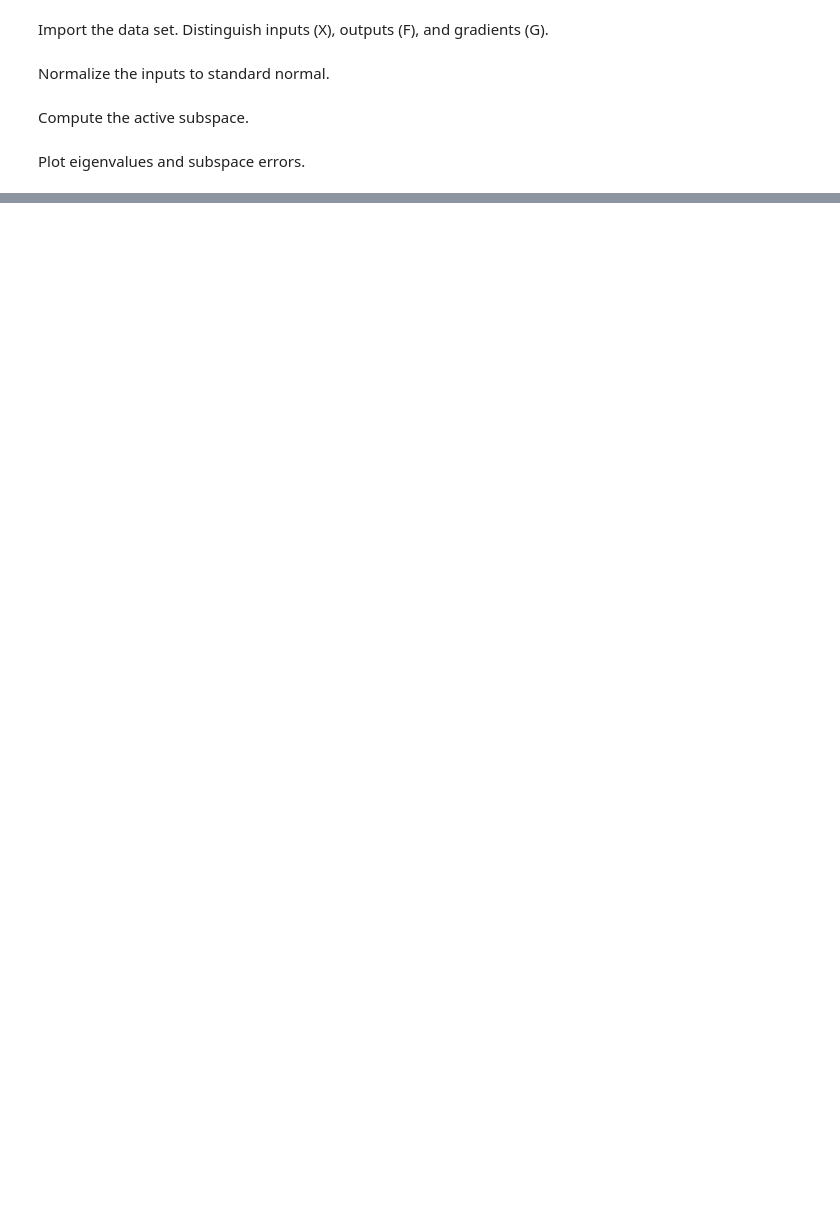
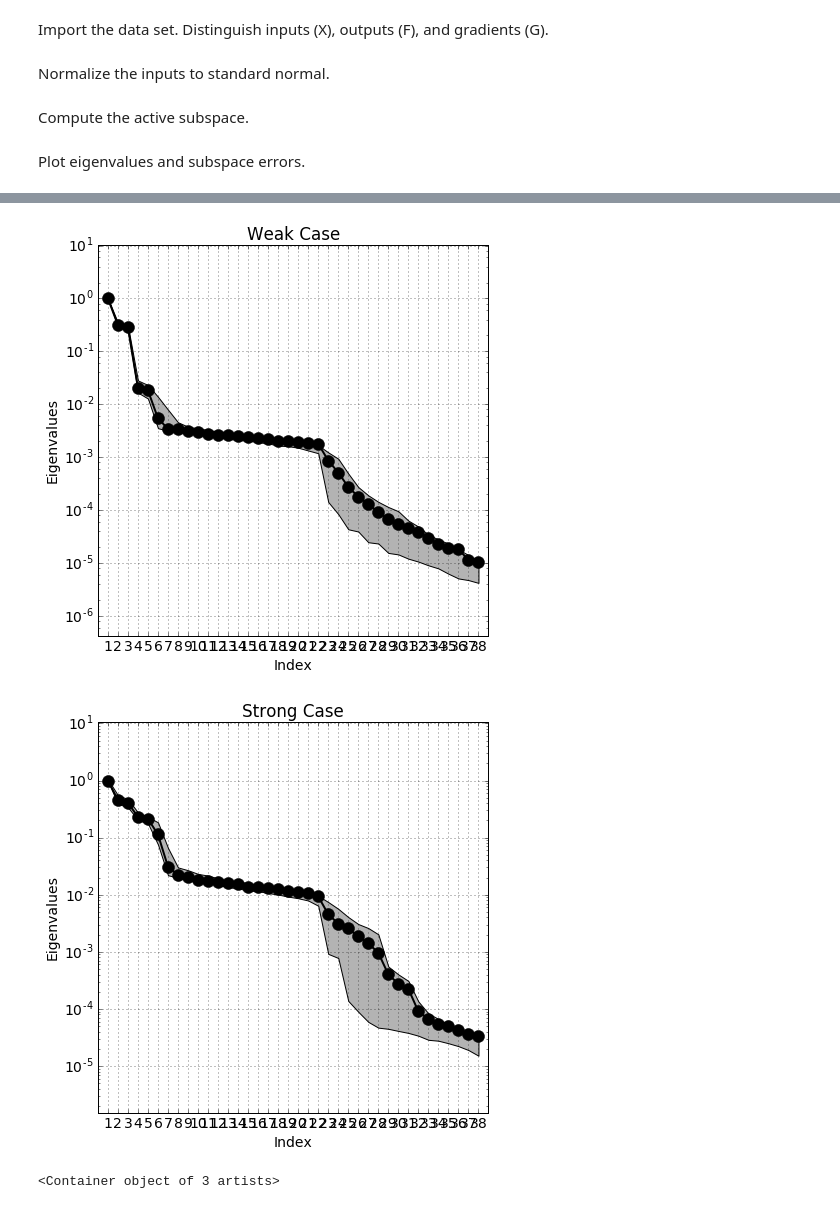
Before and after one commit to paulcon/as-data-sets, a Jupyter notebook: Atacamac/active-subspace-atacamac.ipynb, the cells around one changed output, grey strips where cells are left out. Drawn from its saved outputs; the diff is of its cells as text; code cells hidden in the pictures; blank space fills up the shorter version.

```diff
--- a/Atacamac/active-subspace-atacamac.ipynb
+++ b/Atacamac/active-subspace-atacamac.ipynb
@@ -86,0 +231,16 @@ ac.utils.plotters.sufficient_summary(XX.dot(ss.W1),f)
+# %%
+#Plot normalized eigenvalues for each case
+ac.utils.plotters.eigenvalues(ss_W_prime.eigenvalues/ss_W_prime.eigenvalues[0],
+                             ss_W_prime.e_br/ss_W_prime.eigenvalues[0], out_labels[0])
+ac.utils.plotters.eigenvalues(ss_S_prime.eigenvalues/ss_S_prime.eigenvalues[0],
+                             ss_S_prime.e_br/ss_S_prime.eigenvalues[0], out_labels[1])
+
+
+#Make a stem plot of the first eigenvector
+plt.figure(figsize=(7,7))
+plt.stem(np.arange(1,20), ss_W_prime.eigenvectors[:19,0])
+plt.stem(np.arange(1,20), ss_W_prime.eigenvectors[19:,0], 'r-', 'rs')
+# %% [output]
+[figure, added]
+[figure, added]
+<Container object of 3 artists>
```
Also changed, not shown: parts of 25 cells of this notebook.
